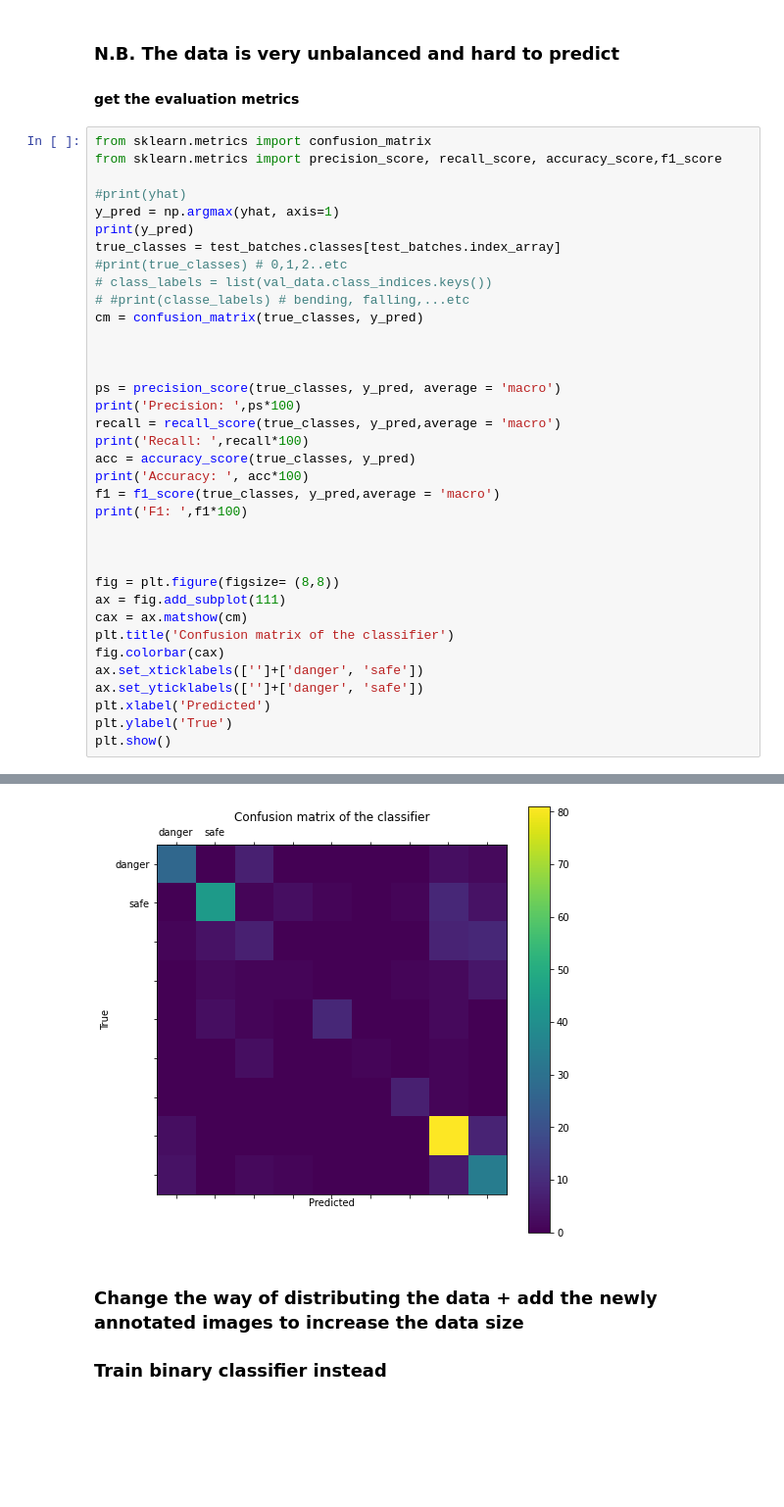
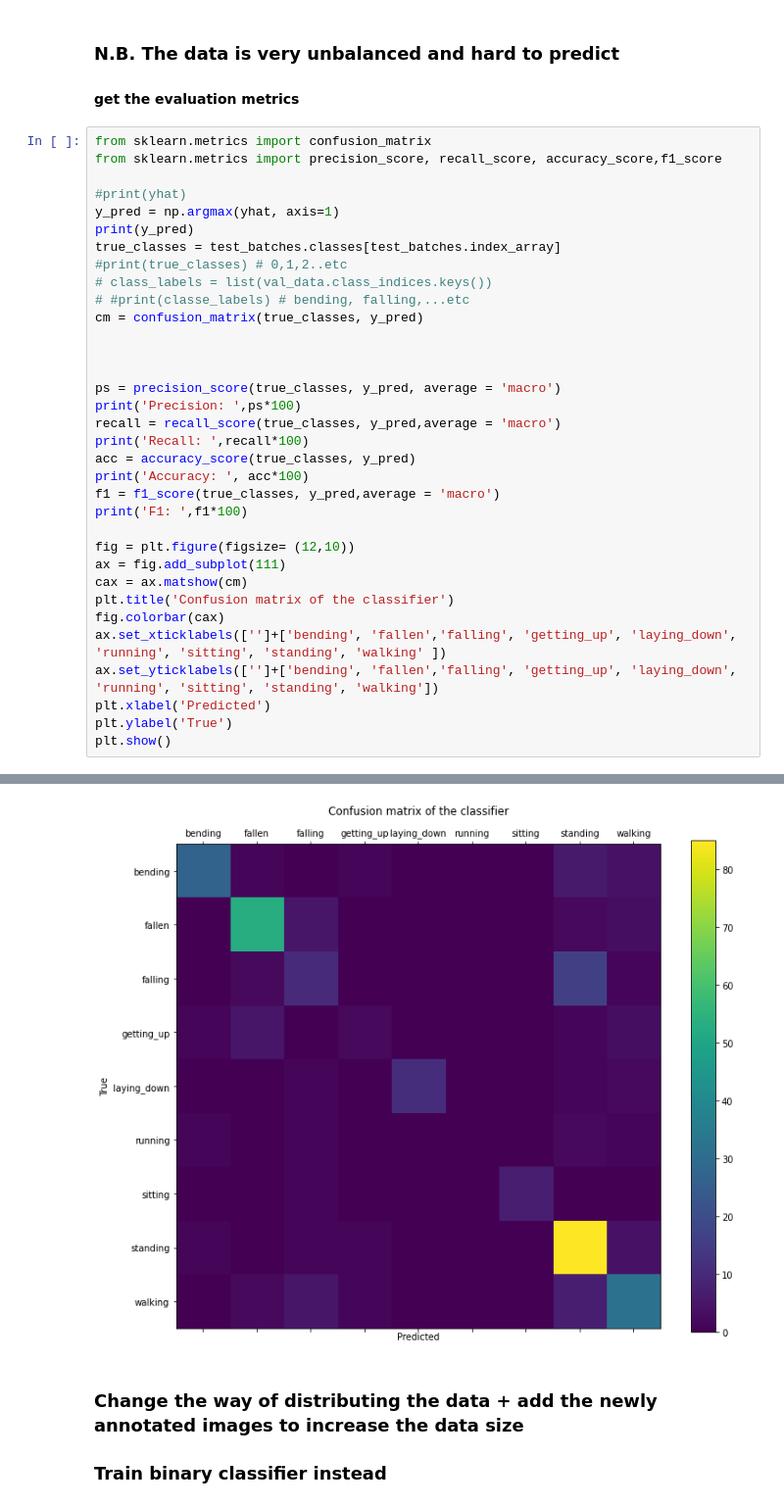
Before and after one commit to mariamsm1/Zaka-Internship, a Jupyter notebook: Training_classifiers_and_run_fasterrcnn.ipynb, the cells around one changed output, grey strips where cells are left out. Shown at 98% size. Cells and saved outputs as stored; diff of their text form; blank space fills up the shorter version.

```diff
--- a/Training_classifiers_and_run_fasterrcnn.ipynb
+++ b/Training_classifiers_and_run_fasterrcnn.ipynb
@@ -185,15 +208,13 @@ print('Accuracy: ', acc*100)
 f1 = f1_score(true_classes, y_pred,average = 'macro')
 print('F1: ',f1*100)
 
-
-
-fig = plt.figure(figsize= (8,8))
+fig = plt.figure(figsize= (12,10))
 ax = fig.add_subplot(111)
 cax = ax.matshow(cm)
 plt.title('Confusion matrix of the classifier')
 fig.colorbar(cax)
-ax.set_xticklabels(['']+['danger', 'safe'])
-ax.set_yticklabels(['']+['danger', 'safe'])
+ax.set_xticklabels(['']+['bending', 'fallen','falling', 'getting_up', 'laying_down', 'running', 'sitting', 'standing', 'walking' ])
+ax.set_yticklabels(['']+['bending', 'fallen','falling', 'getting_up', 'laying_down', 'running', 'sitting', 'standing', 'walking'])
 plt.xlabel('Predicted')
 plt.ylabel('True')
 plt.show()
@@ -214,4 +235,4 @@ F1:  57.460746007513755
-[figure, old version]
+[figure, new version]
 # %% [markdown]
 ### Change the way of distributing the data + add the newly annotated images to increase the data size
 ### Train binary classifier instead
```
Also changed, not shown: parts of 12 cells of this notebook.
